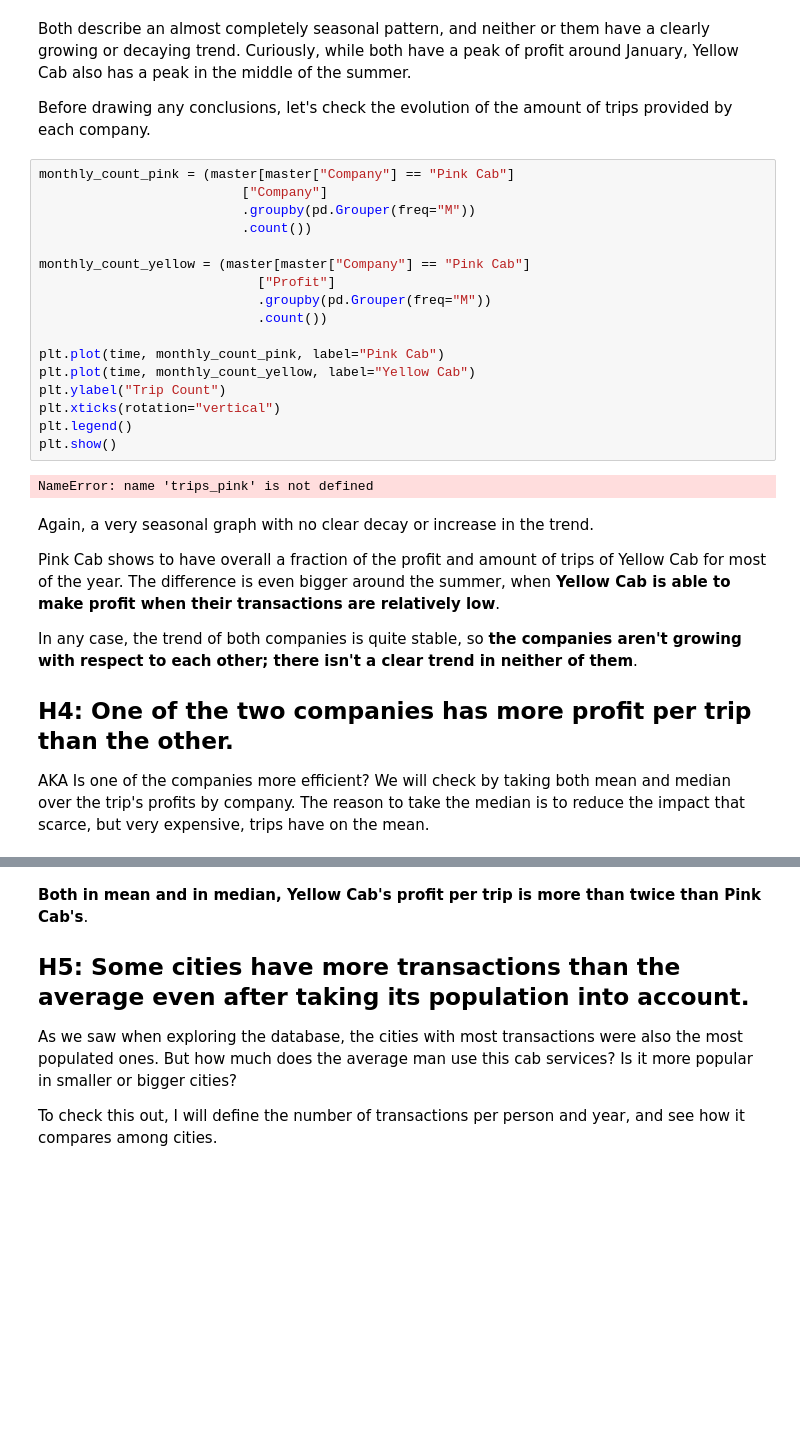
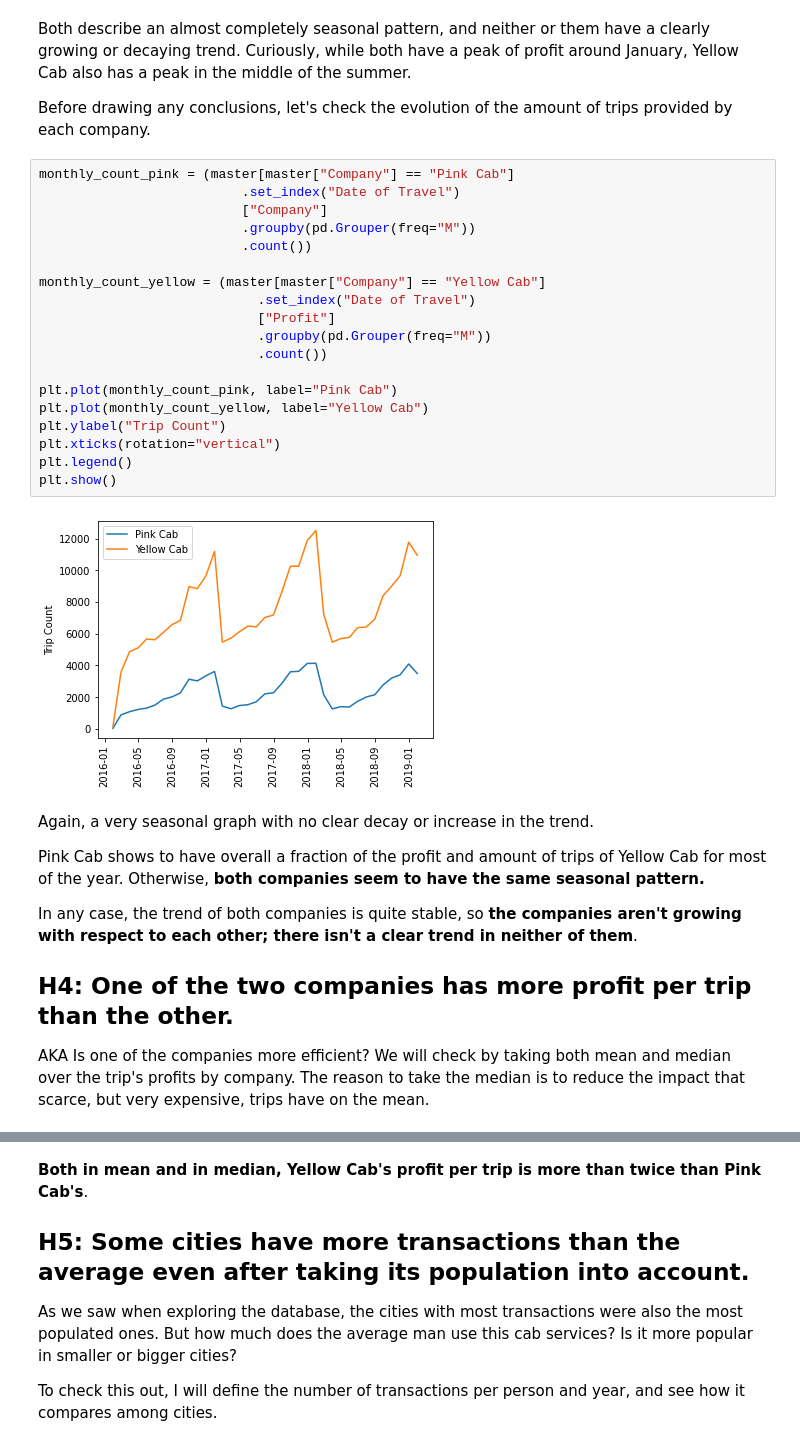
Before and after one commit to dme48/dataglacier-internship, a Jupyter notebook: Week 2/eda.ipynb, the cells around one changed output, grey strips where cells are left out. Cells and saved outputs as stored; diff of their text form; blank space fills up the shorter version.

```diff
--- a/Week 2/eda.ipynb
+++ b/Week 2/eda.ipynb
@@ -385,27 +385,29 @@ Both describe an almost completely seasonal pattern, and neither or them have a
 Before drawing any conclusions, let's check the evolution of the amount of trips provided by each company.
 # %%
 monthly_count_pink = (master[master["Company"] == "Pink Cab"]
+                          .set_index("Date of Travel")
                           ["Company"]
                           .groupby(pd.Grouper(freq="M"))
                           .count())
 
-monthly_count_yellow = (master[master["Company"] == "Pink Cab"]
+monthly_count_yellow = (master[master["Company"] == "Yellow Cab"]
+                            .set_index("Date of Travel")
                             ["Profit"]
                             .groupby(pd.Grouper(freq="M"))
                             .count())
 
-plt.plot(time, monthly_count_pink, label="Pink Cab")
-plt.plot(time, monthly_count_yellow, label="Yellow Cab")
+plt.plot(monthly_count_pink, label="Pink Cab")
+plt.plot(monthly_count_yellow, label="Yellow Cab")
 plt.ylabel("Trip Count")
 plt.xticks(rotation="vertical")
 plt.legend()
 plt.show()
 # %% [output]
-NameError: name 'trips_pink' is not defined
+[figure, added]
 # %% [markdown]
 Again, a very seasonal graph with no clear decay or increase in the trend.
 
-Pink Cab shows to have overall a fraction of the profit and amount of trips of Yellow Cab for most of the year. The difference is even bigger around the summer, when **Yellow Cab is able to make profit when their transactions are relatively low**.
+Pink Cab shows to have overall a fraction of the profit and amount of trips of Yellow Cab for most of the year. Otherwise, **both companies seem to have the same seasonal pattern.**
 
 In any case, the trend of both companies is quite stable, so **the companies aren't growing with respect to each other; there isn't a clear trend in neither of them**.
 
```
Also changed, not shown: parts of 4 cells of this notebook.
